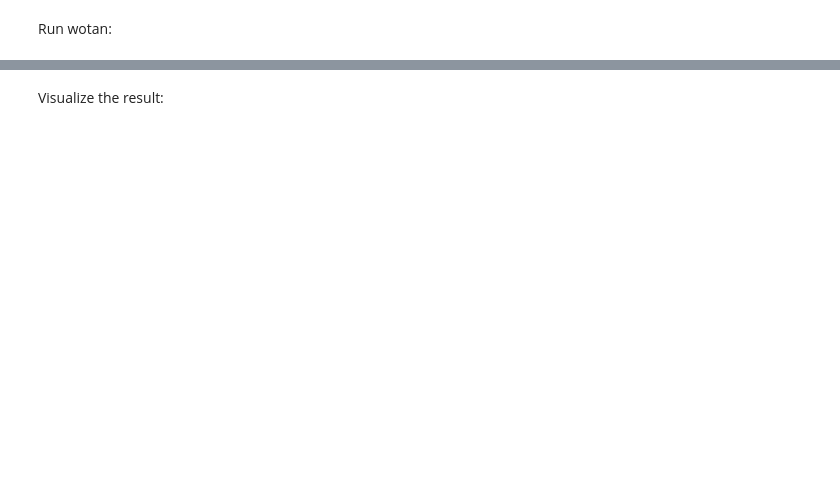
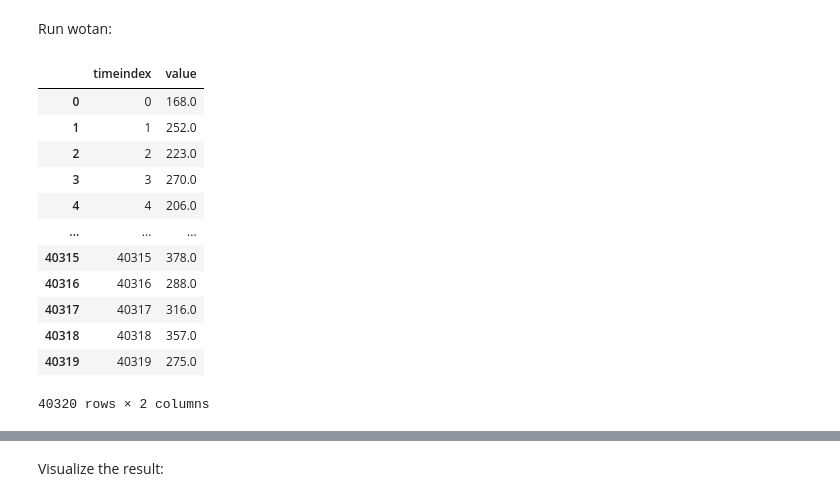
Before and after one commit to ksetdekov/wotan, a Jupyter notebook: examples/biweight.ipynb, the cells around one changed output, grey strips where cells are left out. Saved outputs shown, nothing was run; the diff lists cells and outputs as text; code cells hidden in the pictures; blank space fills up the shorter version.

```diff
--- a/examples/biweight.ipynb
+++ b/examples/biweight.ipynb
@@ -27,2 +67,19 @@ Run wotan:
+# %%
+ex.columns = ['timeindex', 'value']
+ex
+# %% [output]
+|  | timeindex | value |
+| 0 | 0 | 168.0 |
+| 1 | 1 | 252.0 |
+| 2 | 2 | 223.0 |
+| 3 | 3 | 270.0 |
+| 4 | 4 | 206.0 |
+| ... | ... | ... |
+| 40315 | 40315 | 378.0 |
+| 40316 | 40316 | 288.0 |
+| 40317 | 40317 | 316.0 |
+| 40318 | 40318 | 357.0 |
+| 40319 | 40319 | 275.0 |
+40320 rows × 2 columns
 # %%
 flatten_lc, trend_lc = flatten(
```
Also changed, not shown: parts of 10 cells of this notebook, 3 other files.
